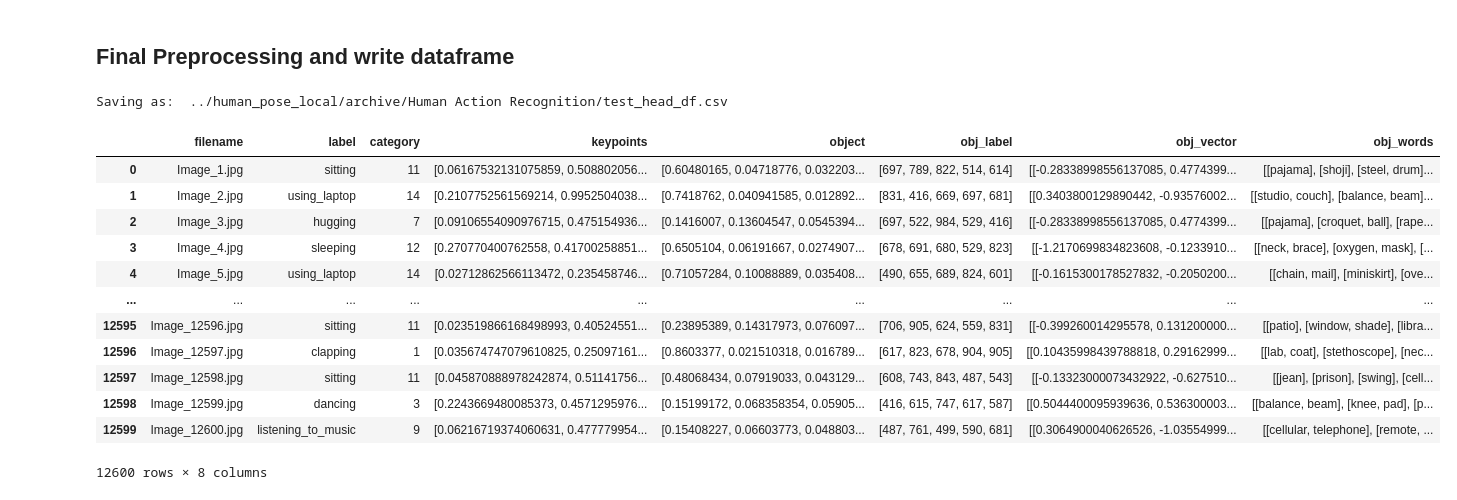
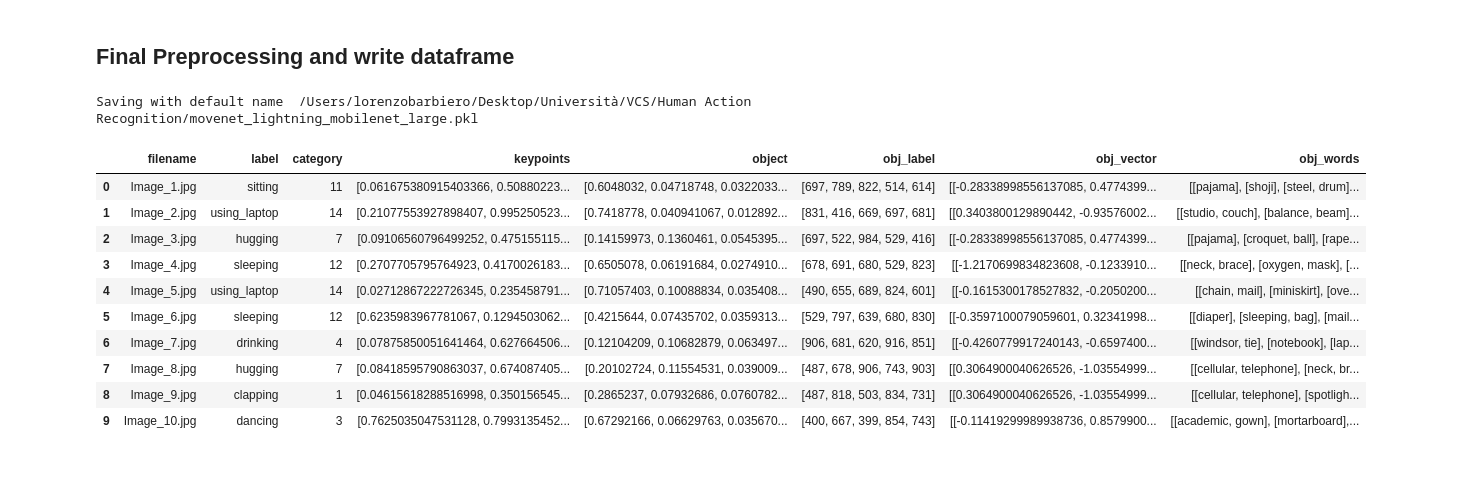
Before and after one commit to Vatsal-Sharma2003/HUMAN-POSE-ESTIMATION-USING-MACHINE-LEARNING, a Jupyter notebook: Preprocessing.ipynb, the cells around one changed output. Drawn from its saved outputs; the diff is of its cells as text; code cells hidden in the pictures; blank space fills up the shorter version.

```diff
--- a/Preprocessing.ipynb
+++ b/Preprocessing.ipynb
@@ -471,2 +444,13 @@ from keras.applications.mobilenet_v3 import decode_predictions
 # %%
-mobile_net = tf.keras.applications.MobileNetV3Large(weights='imagenet', include_preprocessing=True)
+if mobilenet_name == "mobilenet_large":
+    print("Loading MobileNetV3Large")
+    mobile_net = tf.keras.applications.MobileNetV3Large(weights='imagenet', include_preprocessing=True)
+    print("Loading Complete")
+
+elif mobilenet_name == "mobilenet_small":
+    print("Loading MobileNetV3Small")
+    mobile_net = tf.keras.applications.MobileNetV3Small(weights='imagenet', include_preprocessing=True)
+    print("Loading Complete")
+
+else:
+    print("Invalid Name")
@@ -529,13 +504,10 @@ df.head(10)
 # %%
-def object_rec(df, data_directory, train=True):
+def object_rec(df, data_directory):
     images = df['filename']
     obj_list = []
 
     for i, image in enumerate(images):
-        if train:
-            image_path = data_directory + '/train/' + image
-        else:
-            image_path = data_directory + '/test/' + image
+        image_path = data_directory + '/train/' + image
 
         obj_pred = mobile_net.predict(load_prepare_image(image_path), verbose=0)
         obj_list.append(obj_pred)
@@ -577,7 +543,7 @@ word_vec_model = "glove-wiki-gigaword-100"
 vectorize_label = gensim.downloader.load(word_vec_model)
 # %%
 objects_vocabulary = []
-with open(root_directory + 'mobilenet_dic.txt', 'r') as f:
+with open(root_directory + '/mobilenet_dic.txt', 'r') as f:
     for line in f:
         objects_vocabulary.append(line.replace('-', ' ').replace("'s","").strip().split(','))
 # %%
@@ -703,7 +667,14 @@ def complete_preprocessing(df, data_directory, file_name = None, write=True):
     add_vectors_dataframe(df)
 
     if write:
-        print("Saving as: ", str(data_directory + '/' + file_name + '.csv'))
-        df.to_csv(data_directory + '/' + file_name + '.csv', index=False)
+        if file_name:
+            print("Saving as: ", str(data_directory + '/' + file_name + '.pkl'))
+            df.to_pickle(data_directory + '/' + file_name + '.pkl')
+
+        else:
+            print("Saving with default name ", str(data_directory + '/' + fname + '.pkl'))
+            df.to_pickle(data_directory + '/' + fname + '.pkl')
+    else:
+        print("Not saving dataframe")
 
     return df
@@ -715,20 +681,18 @@ def save_as_pickle(df, file_name):
 # %%
-file_name = 'test_head_df'
+#file_name = 'test_head_df'
 
-finaltest = complete_preprocessing(df, data_directory, file_name)
+finaltest = complete_preprocessing(df.head(10), data_directory)
 finaltest
 # %% [output]
-Saving as:  ../human_pose_local/archive/Human Action Recognition/test_head_df.csv
+Saving with default name  /Users/lorenzobarbiero/Desktop/Università/VCS/Human Action Recognition/movenet_lightning_mobilenet_large.pkl
 |  | filename | label | category | keypoints | object | obj_label | obj_vector | obj_words |
-| 0 | Image_1.jpg | sitting | 11 | [0.06167532131075859, 0.508802056... | [0.60480165, 0.04718776, 0.032203... | [697, 789, 822, 514, 614] | [[-0.28338998556137085, 0.4774399... | [[pajama], [shoji], [steel, drum]... |
-| 1 | Image_2.jpg | using_laptop | 14 | [0.2107752561569214, 0.9952504038... | [0.7418762, 0.040941585, 0.012892... | [831, 416, 669, 697, 681] | [[0.3403800129890442, -0.93576002... | [[studio, couch], [balance, beam]... |
-| 2 | Image_3.jpg | hugging | 7 | [0.09106554090976715, 0.475154936... | [0.1416007, 0.13604547, 0.0545394... | [697, 522, 984, 529, 416] | [[-0.28338998556137085, 0.4774399... | [[pajama], [croquet, ball], [rape... |
-| 3 | Image_4.jpg | sleeping | 12 | [0.270770400762558, 0.41700258851... | [0.6505104, 0.06191667, 0.0274907... | [678, 691, 680, 529, 823] | [[-1.2170699834823608, -0.1233910... | [[neck, brace], [oxygen, mask], [... |
-| 4 | Image_5.jpg | using_laptop | 14 | [0.02712862566113472, 0.235458746... | [0.71057284, 0.10088889, 0.035408... | [490, 655, 689, 824, 601] | [[-0.1615300178527832, -0.2050200... | [[chain, mail], [miniskirt], [ove... |
-| ... | ... | ... | ... | ... | ... | ... | ... | ... |
-| 12595 | Image_12596.jpg | sitting | 11 | [0.023519866168498993, 0.40524551... | [0.23895389, 0.14317973, 0.076097... | [706, 905, 624, 559, 831] | [[-0.399260014295578, 0.131200000... | [[patio], [window, shade], [libra... |
-| 12596 | Image_12597.jpg | clapping | 1 | [0.035674747079610825, 0.25097161... | [0.8603377, 0.021510318, 0.016789... | [617, 823, 678, 904, 905] | [[0.10435998439788818, 0.29162999... | [[lab, coat], [stethoscope], [nec... |
-| 12597 | Image_12598.jpg | sitting | 11 | [0.045870888978242874, 0.51141756... | [0.48068434, 0.07919033, 0.043129... | [608, 743, 843, 487, 543] | [[-0.13323000073432922, -0.627510... | [[jean], [prison], [swing], [cell... |
-| 12598 | Image_12599.jpg | dancing | 3 | [0.2243669480085373, 0.4571295976... | [0.15199172, 0.068358354, 0.05905... | [416, 615, 747, 617, 587] | [[0.5044400095939636, 0.536300003... | [[balance, beam], [knee, pad], [p... |
-| 12599 | Image_12600.jpg | listening_to_music | 9 | [0.06216719374060631, 0.477779954... | [0.15408227, 0.06603773, 0.048803... | [487, 761, 499, 590, 681] | [[0.3064900040626526, -1.03554999... | [[cellular, telephone], [remote, ... |
+| 0 | Image_1.jpg | sitting | 11 | [0.061675380915403366, 0.50880223... | [0.6048032, 0.04718748, 0.0322033... | [697, 789, 822, 514, 614] | [[-0.28338998556137085, 0.4774399... | [[pajama], [shoji], [steel, drum]... |
+| 1 | Image_2.jpg | using_laptop | 14 | [0.21077553927898407, 0.995250523... | [0.7418778, 0.040941067, 0.012892... | [831, 416, 669, 697, 681] | [[0.3403800129890442, -0.93576002... | [[studio, couch], [balance, beam]... |
+| 2 | Image_3.jpg | hugging | 7 | [0.09106560796499252, 0.475155115... | [0.14159973, 0.1360461, 0.0545395... | [697, 522, 984, 529, 416] | [[-0.28338998556137085, 0.4774399... | [[pajama], [croquet, ball], [rape... |
+| 3 | Image_4.jpg | sleeping | 12 | [0.2707705795764923, 0.4170026183... | [0.6505078, 0.06191684, 0.0274910... | [678, 691, 680, 529, 823] | [[-1.2170699834823608, -0.1233910... | [[neck, brace], [oxygen, mask], [... |
+| 4 | Image_5.jpg | using_laptop | 14 | [0.02712867222726345, 0.235458791... | [0.71057403, 0.10088834, 0.035408... | [490, 655, 689, 824, 601] | [[-0.1615300178527832, -0.2050200... | [[chain, mail], [miniskirt], [ove... |
+| 5 | Image_6.jpg | sleeping | 12 | [0.6235983967781067, 0.1294503062... | [0.4215644, 0.07435702, 0.0359313... | [529, 797, 639, 680, 830] | [[-0.3597100079059601, 0.32341998... | [[diaper], [sleeping, bag], [mail... |
+| 6 | Image_7.jpg | drinking | 4 | [0.07875850051641464, 0.627664506... | [0.12104209, 0.10682879, 0.063497... | [906, 681, 620, 916, 851] | [[-0.4260779917240143, -0.6597400... | [[windsor, tie], [notebook], [lap... |
+| 7 | Image_8.jpg | hugging | 7 | [0.08418595790863037, 0.674087405... | [0.20102724, 0.11554531, 0.039009... | [487, 678, 906, 743, 903] | [[0.3064900040626526, -1.03554999... | [[cellular, telephone], [neck, br... |
+| 8 | Image_9.jpg | clapping | 1 | [0.04615618288516998, 0.350156545... | [0.2865237, 0.07932686, 0.0760782... | [487, 818, 503, 834, 731] | [[0.3064900040626526, -1.03554999... | [[cellular, telephone], [spotligh... |
+| 9 | Image_10.jpg | dancing | 3 | [0.7625035047531128, 0.7993135452... | [0.67292166, 0.06629763, 0.035670... | [400, 667, 399, 854, 743] | [[-0.11419299989938736, 0.8579900... | [[academic, gown], [mortarboard],... |
-12600 rows × 8 columns
```
Also changed, not shown: parts of 32 cells of this notebook.
